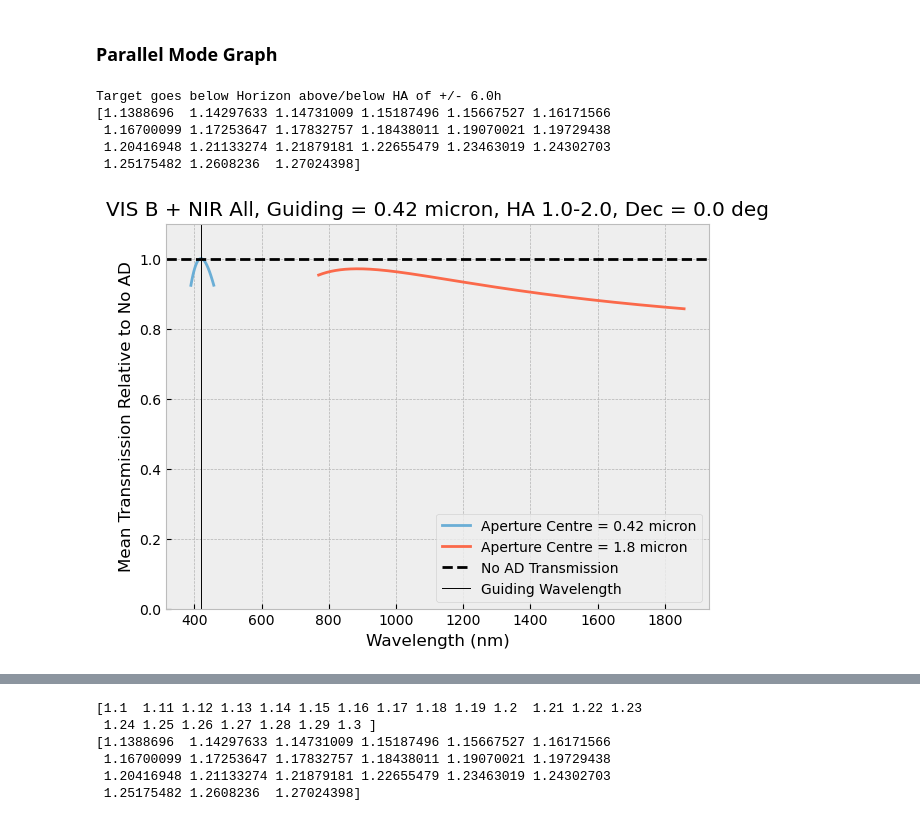
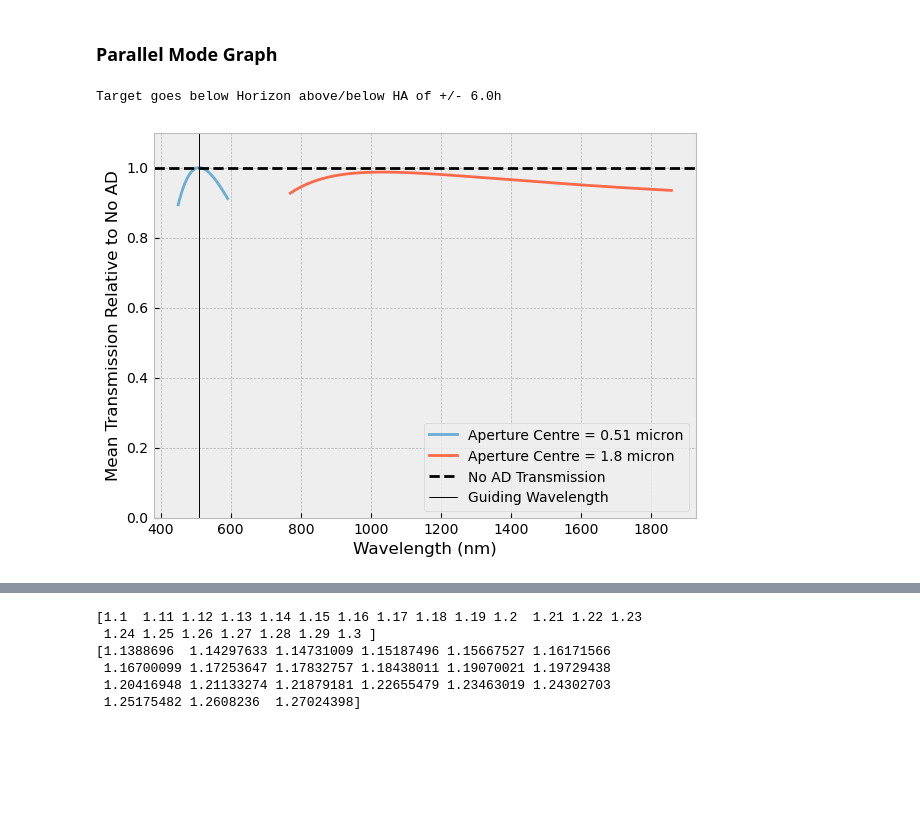
Before and after one commit to JamianStephan/MOSAIC-AD-Analysis, a Jupyter notebook: Main-Version/Integration Graphs.ipynb, the cells around one changed output, grey strips where cells are left out. Cells and saved outputs as stored; diff of their text form; code cells hidden in the pictures; blank space fills up the shorter version.

Commit message:
Integ + Hex Changes / Tests

```diff
--- a/Main-Version/Integration Graphs.ipynb
+++ b/Main-Version/Integration Graphs.ipynb
@@ -239,20 +239,17 @@ def plot_integ_trans_parallel(VIS_fibres,NIR_fibres,VIS_mode,NIR_mode,guide,anal
     plt.xlabel("Wavelength (nm)")
     plt.axvline(x=guide.value*1000,color='black',linewidth=0.7,label='Guiding Wavelength')
     if analysis.input_parameters['HA_range'] != []:
-        plt.title("VIS {} + NIR {}, Guiding = {}, HA {}-{}, Dec = {}".format(VIS_mode[2],analysis.input_parameters['band'],guide,analysis.input_parameters['HA_range'][0],analysis.input_parameters['HA_range'][-1],analysis.input_parameters['targ_dec']))
+        if VIS_mode[2]== "B" and VIS_mode[3] == "R":
+            plt.title("Guiding = {}, HA {}-{}, Dec = {}".format(guide,analysis.input_parameters['HA_range'][0],analysis.input_parameters['HA_range'][-1],analysis.input_parameters['targ_dec']))
     else:
-        plt.title("{} {}, Guiding = {}, Airmass {}-{}".format(analysis.input_parameters['regime'],analysis.input_parameters['band'],guide,analysis.output_parameters['airmasses'][0],analysis.output_parameters['airmasses'][-1]))
+        plt.title("Guiding = {}, Airmass {}-{}".format(guide,analysis.output_parameters['airmasses'][0],analysis.output_parameters['airmasses'][-1]))
     plt.legend()
 # %%
 analysis=AD_analysis()
 
 analysis.load_airmasses(HA_range=np.linspace(1,2,21),targ_dec=0*u.deg)
-print(analysis.output_parameters['airmasses'])
-plot_integ_trans_parallel([0.42]*u.micron,[1.8]*u.micron,["LR","VIS","B","B"],["LR","NIR","IY","H"],.42*u.micron,analysis,normalise="no AD")
+
+plot_integ_trans_parallel([0.51]*u.micron,[1.8]*u.micron,["LR","VIS","V","V"],["LR","NIR","IY","H"],.51*u.micron,analysis,normalise="no AD")
 # %% [output]
 Target goes below Horizon above/below HA of +/- 6.0h
-[1.1388696  1.14297633 1.14731009 1.15187496 1.15667527 1.16171566
- 1.16700099 1.17253647 1.17832757 1.18438011 1.19070021 1.19729438
- 1.20416948 1.21133274 1.21879181 1.22655479 1.23463019 1.24302703
- 1.25175482 1.2608236  1.27024398]
-[figure, old version]
+[figure, new version]
```
Also changed, not shown: parts of 11 cells of this notebook.
